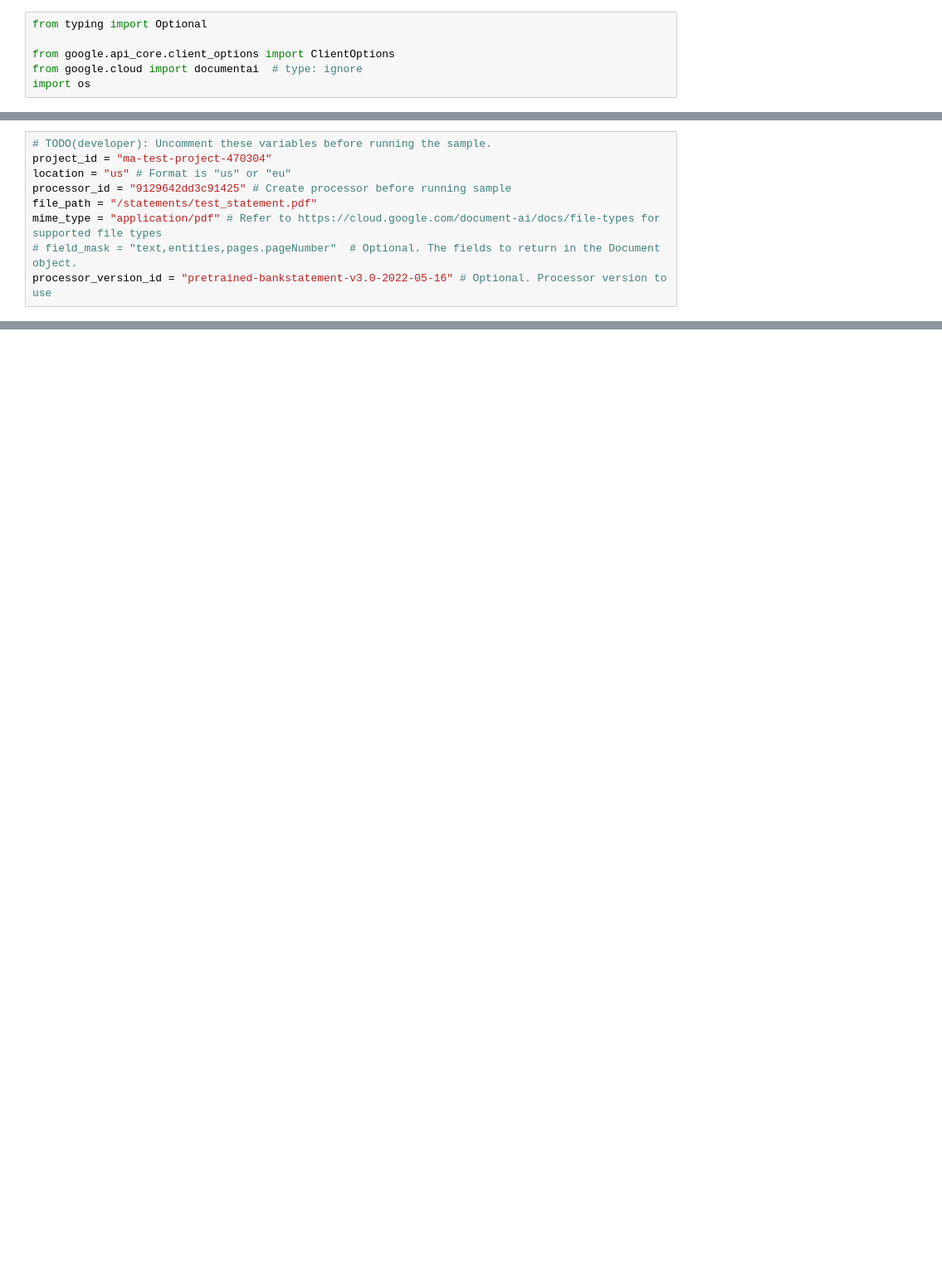
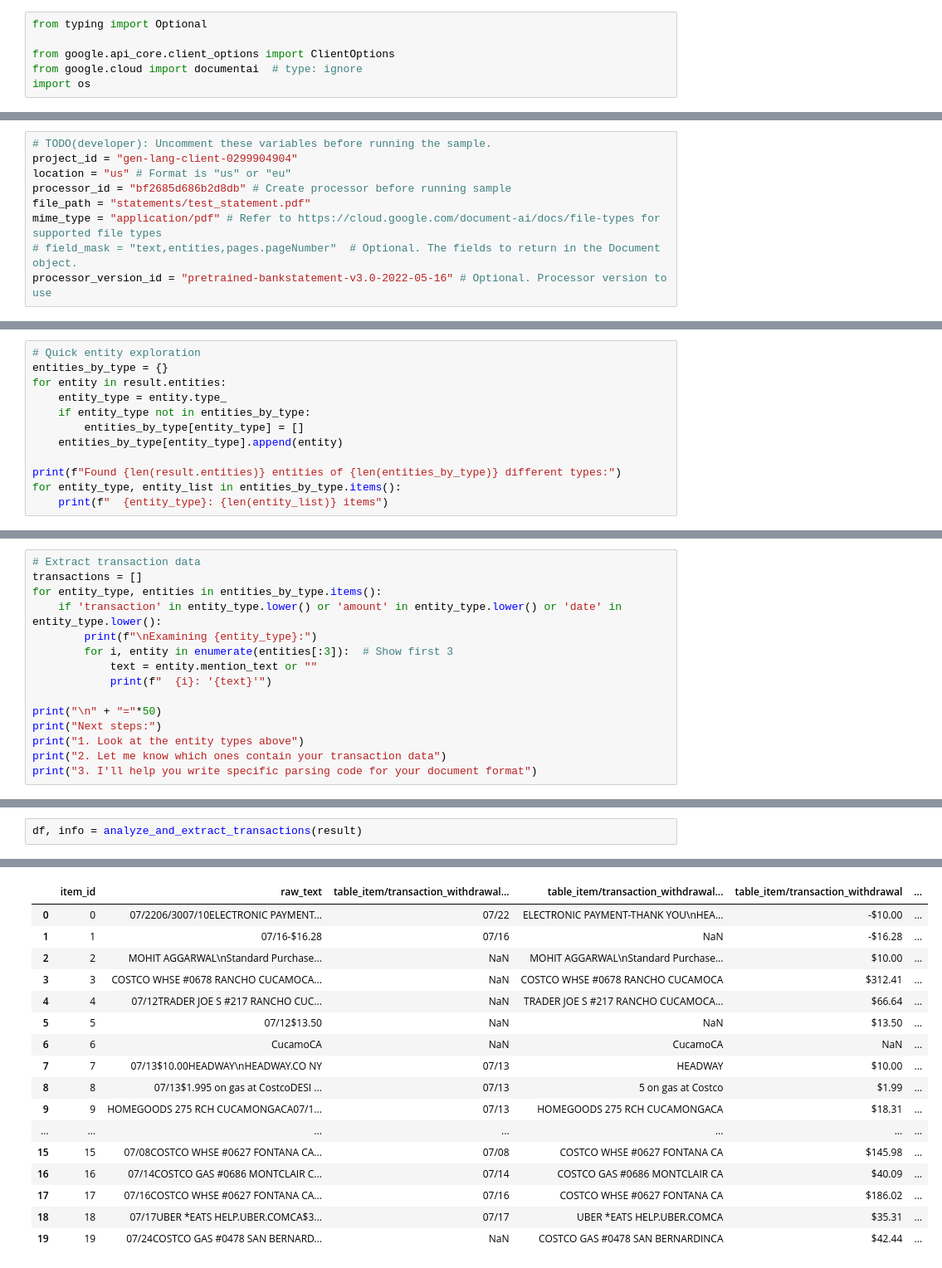
Before and after one commit to mohitagr18/personal_finance_tracker, a Jupyter notebook: test.ipynb, the cells around one changed output, grey strips where cells are left out. Shown: that part at 83% size. Cells and saved outputs as stored; diff of their text form; blank space fills up the shorter version.

```diff
--- a/test.ipynb
+++ b/test.ipynb
@@ -14,10 +14,10 @@ os.environ["GOOGLE_APPLICATION_CREDENTIALS"] = "/path/to/your/credentials-file.j
 # ... rest of your code
 # %%
 # TODO(developer): Uncomment these variables before running the sample.
-project_id = "ma-test-project-470304"
+project_id = "gen-lang-client-0299904904"
 location = "us" # Format is "us" or "eu"
-processor_id = "9129642dd3c91425" # Create processor before running sample
-file_path = "/statements/test_statement.pdf"
+processor_id = "bf2685d686b2d8db" # Create processor before running sample
+file_path = "statements/test_statement.pdf"
 mime_type = "application/pdf" # Refer to https://cloud.google.com/document-ai/docs/file-types for supported file types
 # field_mask = "text,entities,pages.pageNumber"  # Optional. The fields to return in the Document object.
 processor_version_id = "pretrained-bankstatement-v3.0-2022-05-16" # Optional. Processor version to use
@@ -94,0 +116,12 @@ DefaultCredentialsError: Your default credentials were not found. To set up Appl
+# %%
+# Quick entity exploration
+entities_by_type = {}
+for entity in result.entities:
+    entity_type = entity.type_
+    if entity_type not in entities_by_type:
+        entities_by_type[entity_type] = []
+    entities_by_type[entity_type].append(entity)
+
+print(f"Found {len(result.entities)} entities of {len(entities_by_type)} different types:")
+for entity_type, entity_list in entities_by_type.items():
+    print(f"  {entity_type}: {len(entity_list)} items")
@@ -94,0 +141,15 @@ DefaultCredentialsError: Your default credentials were not found. To set up Appl
+# %%
+# Extract transaction data
+transactions = []
+for entity_type, entities in entities_by_type.items():
+    if 'transaction' in entity_type.lower() or 'amount' in entity_type.lower() or 'date' in entity_type.lower():
+        print(f"\nExamining {entity_type}:")
+        for i, entity in enumerate(entities[:3]):  # Show first 3
+            text = entity.mention_text or ""
+            print(f"  {i}: '{text}'")
+
+print("\n" + "="*50)
+print("Next steps:")
+print("1. Look at the entity types above")
+print("2. Let me know which ones contain your transaction data")
+print("3. I'll help you write specific parsing code for your document format")
@@ -94,0 +418,3 @@ DefaultCredentialsError: Your default credentials were not found. To set up Appl
+# %%
+df, info = analyze_and_extract_transactions(result)
+# %% [output]
@@ -94,0 +438,17 @@ DefaultCredentialsError: Your default credentials were not found. To set up Appl
+|  | item_id | raw_text | table_item/transaction_withdrawal... | table_item/transaction_withdrawal... | table_item/transaction_withdrawal | ... |
+| 0 | 0 | 07/2206/3007/10ELECTRONIC PAYMENT... | 07/22 | ELECTRONIC PAYMENT-THANK YOU\nHEA... | -$10.00 | ... |
+| 1 | 1 | 07/16-$16.28 | 07/16 | NaN | -$16.28 | ... |
+| 2 | 2 | MOHIT AGGARWAL\nStandard Purchase... | NaN | MOHIT AGGARWAL\nStandard Purchase... | $10.00 | ... |
+| 3 | 3 | COSTCO WHSE #0678 RANCHO CUCAMOCA... | NaN | COSTCO WHSE #0678 RANCHO CUCAMOCA | $312.41 | ... |
+| 4 | 4 | 07/12TRADER JOE S #217 RANCHO CUC... | NaN | TRADER JOE S #217 RANCHO CUCAMOCA... | $66.64 | ... |
+| 5 | 5 | 07/12$13.50 | NaN | NaN | $13.50 | ... |
+| 6 | 6 | CucamoCA | NaN | CucamoCA | NaN | ... |
+| 7 | 7 | 07/13$10.00HEADWAY\nHEADWAY.CO NY | 07/13 | HEADWAY | $10.00 | ... |
+| 8 | 8 | 07/13$1.995 on gas at CostcoDESI ... | 07/13 | 5 on gas at Costco | $1.99 | ... |
+| 9 | 9 | HOMEGOODS 275 RCH CUCAMONGACA07/1... | 07/13 | HOMEGOODS 275 RCH CUCAMONGACA | $18.31 | ... |
+| ... | ... | ... | ... | ... | ... | ... |
+| 15 | 15 | 07/08COSTCO WHSE #0627 FONTANA CA... | 07/08 | COSTCO WHSE #0627 FONTANA CA | $145.98 | ... |
+| 16 | 16 | 07/14COSTCO GAS #0686 MONTCLAIR C... | 07/14 | COSTCO GAS #0686 MONTCLAIR CA | $40.09 | ... |
+| 17 | 17 | 07/16COSTCO WHSE #0627 FONTANA CA... | 07/16 | COSTCO WHSE #0627 FONTANA CA | $186.02 | ... |
+| 18 | 18 | 07/17UBER *EATS HELP.UBER.COMCA$3... | 07/17 | UBER *EATS HELP.UBER.COMCA | $35.31 | ... |
+| 19 | 19 | 07/24COSTCO GAS #0478 SAN BERNARD... | NaN | COSTCO GAS #0478 SAN BERNARDINCA | $42.44 | ... |
```
Also changed, not shown: parts of 9 cells of this notebook, 3 other files.
